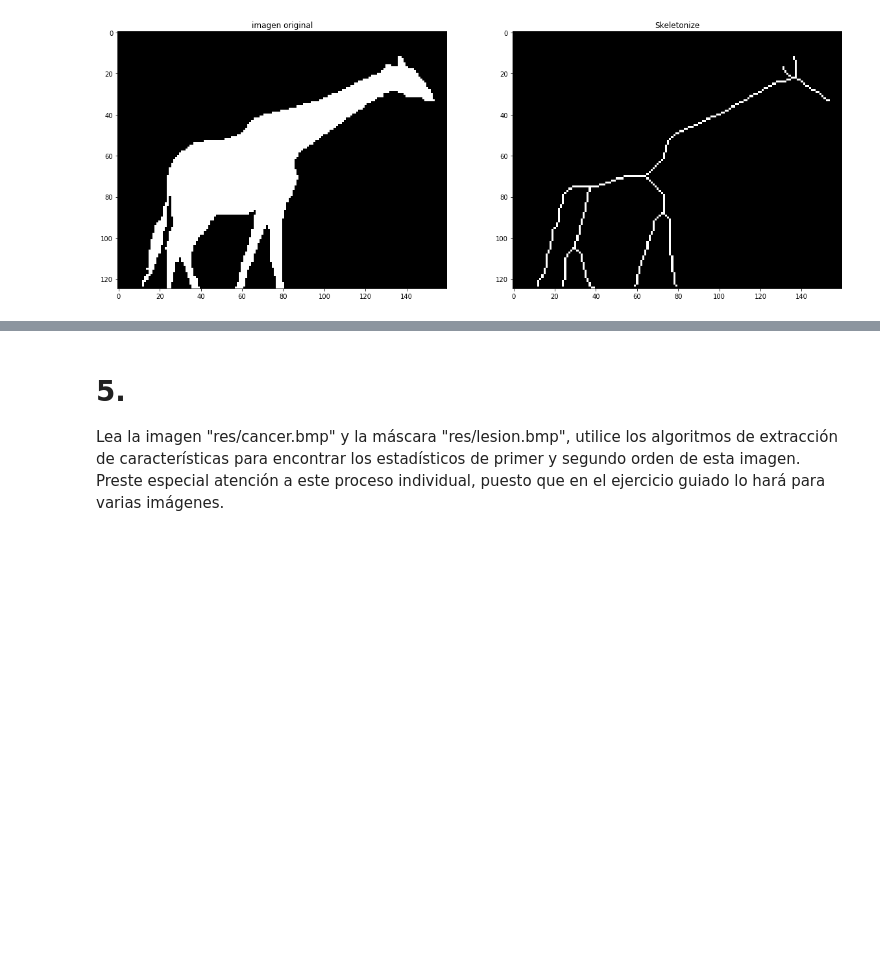
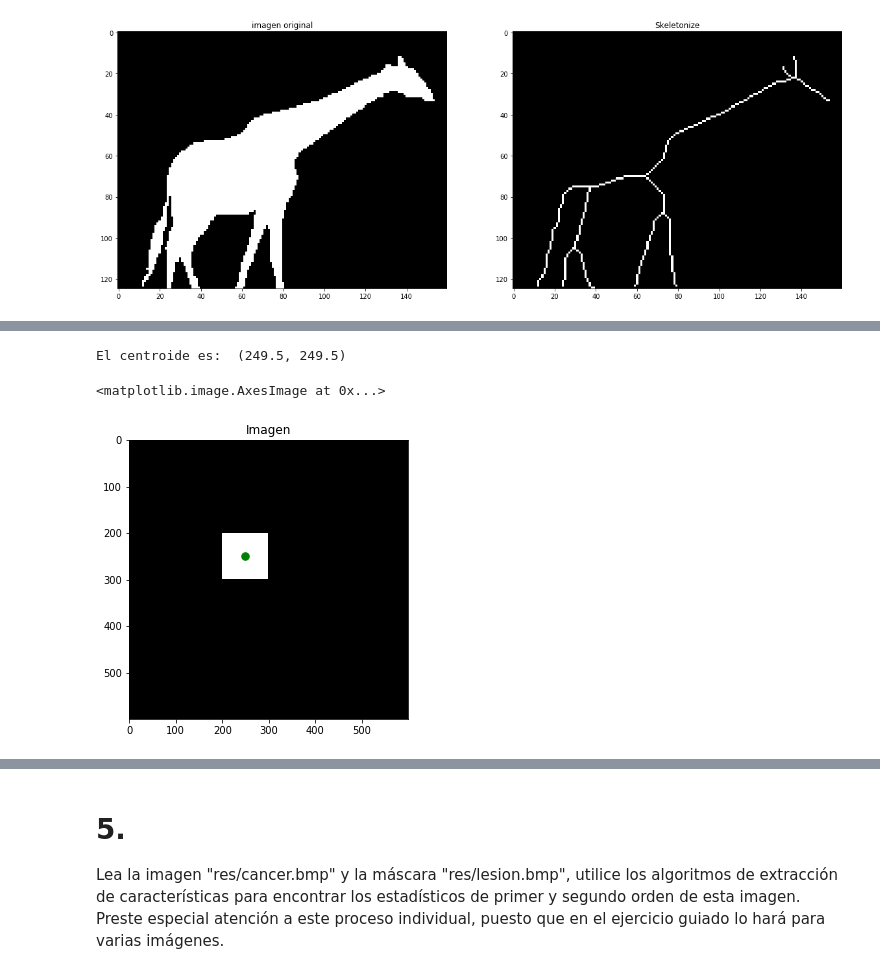
Before and after one commit to edcalderon/visionartifical, a Jupyter notebook: Practica 5 morfo excarac/Practica 5 Morfología y Extracción.ipynb, the cells around one changed output, grey strips where cells are left out. Cells and saved outputs as stored; diff of their text form; code cells hidden in the pictures; blank space fills up the shorter version.

```diff
--- a/Practica 5 morfo excarac/Practica 5 Morfología y Extracción.ipynb
+++ b/Practica 5 morfo excarac/Practica 5 Morfología y Extracción.ipynb
@@ -282,0 +325,33 @@ Una vez tenga la imagen anterior, realice los siguientes pasos (Debe realizar UN
+# %%
+#2
+from skimage.measure import label, regionprops, find_contours
+from skimage.transform import rotate
+
+#Crear matriz de zeros de 600x600
+image = np.zeros((600, 600))
+
+#Crear un cuadrado con start en 200, 200 y 100 pixeles de lado.
+start = (200,200)
+extent = (100,100)
+rr, cc = rectangle(start, extent=extent, shape=image.shape)
+
+#Dar el valor 1 a la imagen en el par ordenado generado por el cuadrado.
+image[rr, cc] = 1
+
+#Etiquetar la imagen y obtener las propiedades de las etiquetas
+label_img = label(image)
+props = regionprops(label_img)
+
+#Obtener las coordenadas x,y del centroide de la región etiquetada
+y0, x0 = props[0].centroid
+print("El centroide es: ", props[0].centroid)
+
+#Imprimir la imagen con el centroide pintado de verde
+fig, ax = plt.subplots(1,1, figsize=(5, 6))
+ax.set_title('Imagen')
+ax.plot(x0, y0, '.g', markersize=15)
+ax.imshow(label_img, cmap='gray', vmin=0, vmax=1)
+# %% [output]
+El centroide es:  (249.5, 249.5)
+<matplotlib.image.AxesImage at 0x...>
+[figure, added]
```
Also changed, not shown: parts of 7 cells of this notebook.
